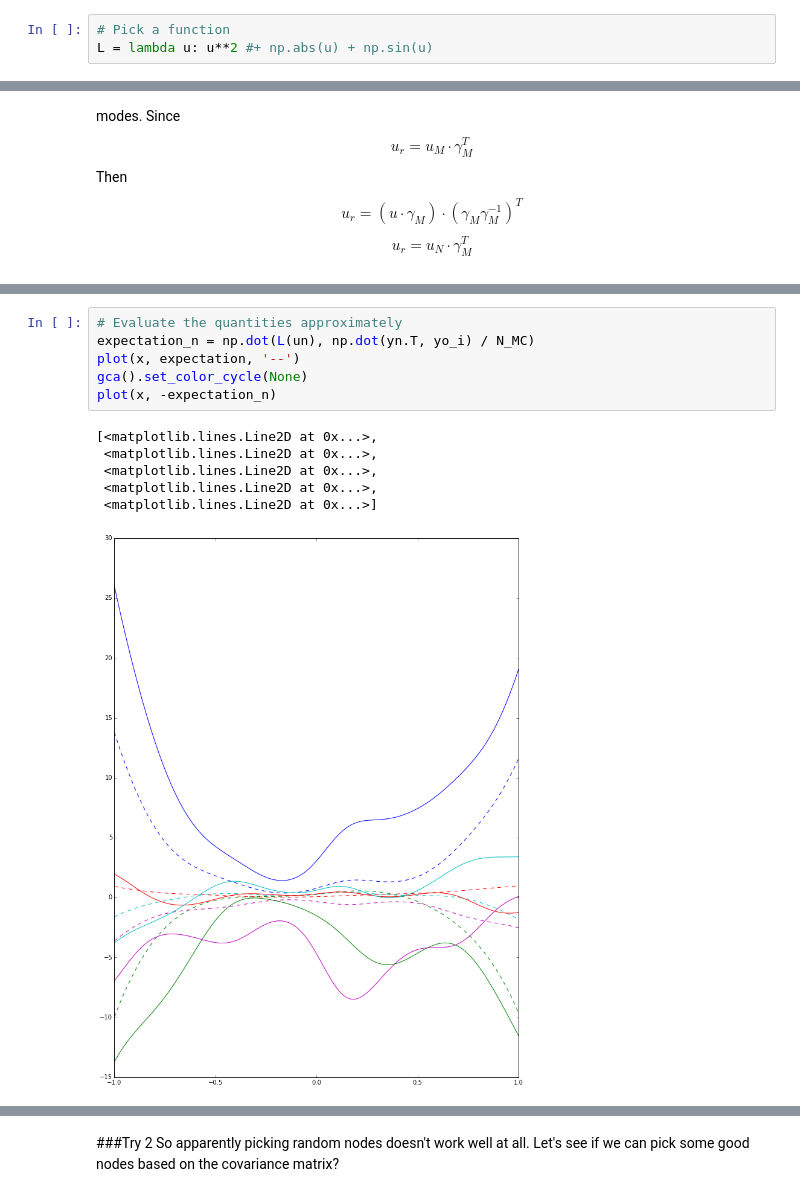
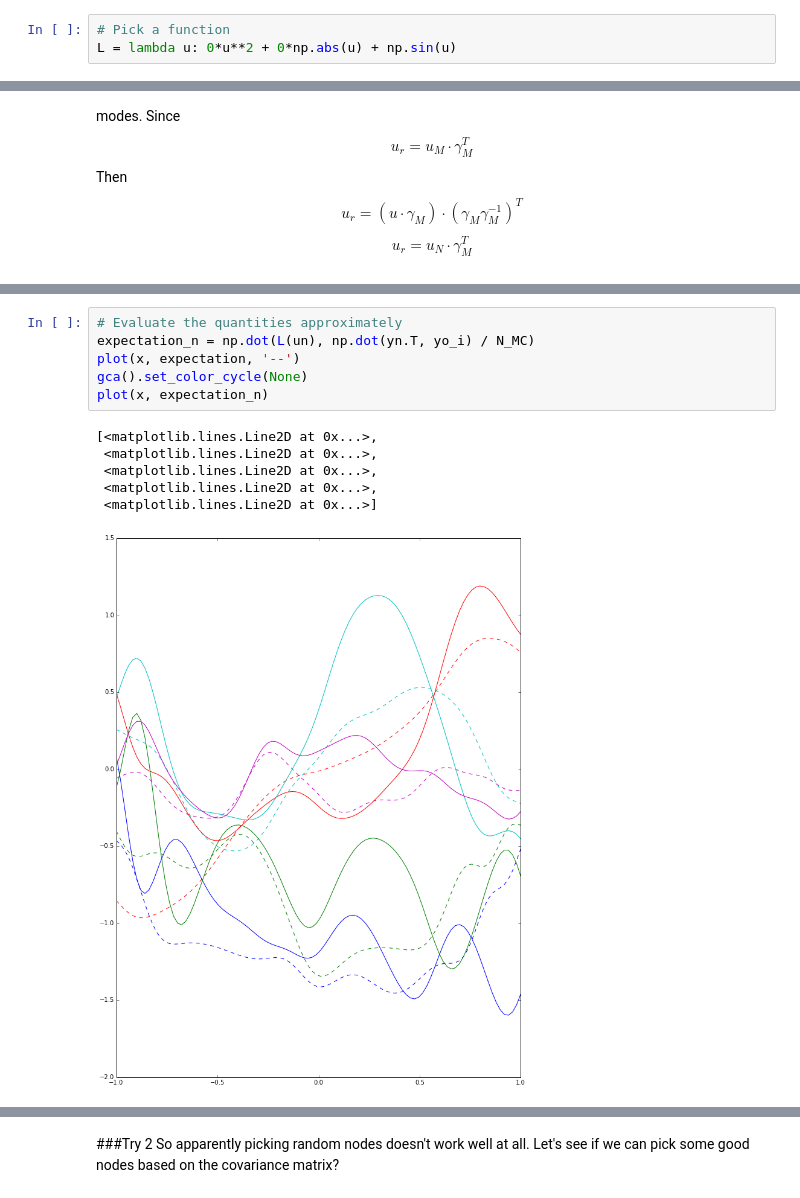
Before and after one commit to empeeu/pyDO, a Jupyter notebook: DO-formulation-generalized-Nodal.ipynb, the cells around one changed output, grey strips where cells are left out. Cells and saved outputs as stored; diff of their text form.

```diff
--- a/DO-formulation-generalized-Nodal.ipynb
+++ b/DO-formulation-generalized-Nodal.ipynb
@@ -335,7 +335,7 @@ Similarly:
 \end{align}
 # %%
 # Pick a function
-L = lambda u: u**2 #+ np.abs(u) + np.sin(u)
+L = lambda u: 0*u**2 + 0*np.abs(u) + np.sin(u)
 # %%
 # Calculate these quantities the hard way
 expectation = np.dot(L(u_r), yo_i) / N_MC
@@ -396,16 +381,16 @@ array([[  1.74560547e-01,  -2.65325900e-02,  -1.63590261e-01,
 # %%
 # Evaluate the quantities approximately
 expectation_n = np.dot(L(un), np.dot(yn.T, yo_i) / N_MC)
 plot(x, expectation, '--')
 gca().set_color_cycle(None)
-plot(x, -expectation_n)
+plot(x, expectation_n)
 # %% [output]
 [<matplotlib.lines.Line2D at 0x...>,
  <matplotlib.lines.Line2D at 0x...>,
  <matplotlib.lines.Line2D at 0x...>,
  <matplotlib.lines.Line2D at 0x...>,
  <matplotlib.lines.Line2D at 0x...>]
-[figure, old version]
+[figure, new version]
 # %%
 pylab.rcParams['figure.figsize'] = 12, 16
 figure()
```
Also changed, not shown: parts of 12 cells of this notebook, 2 other files.
